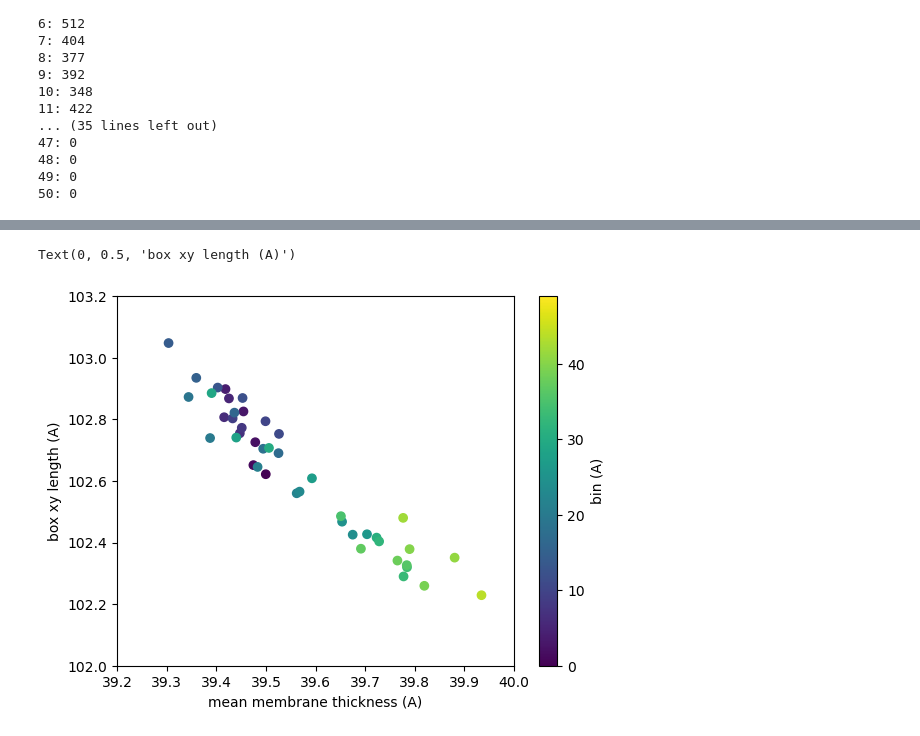
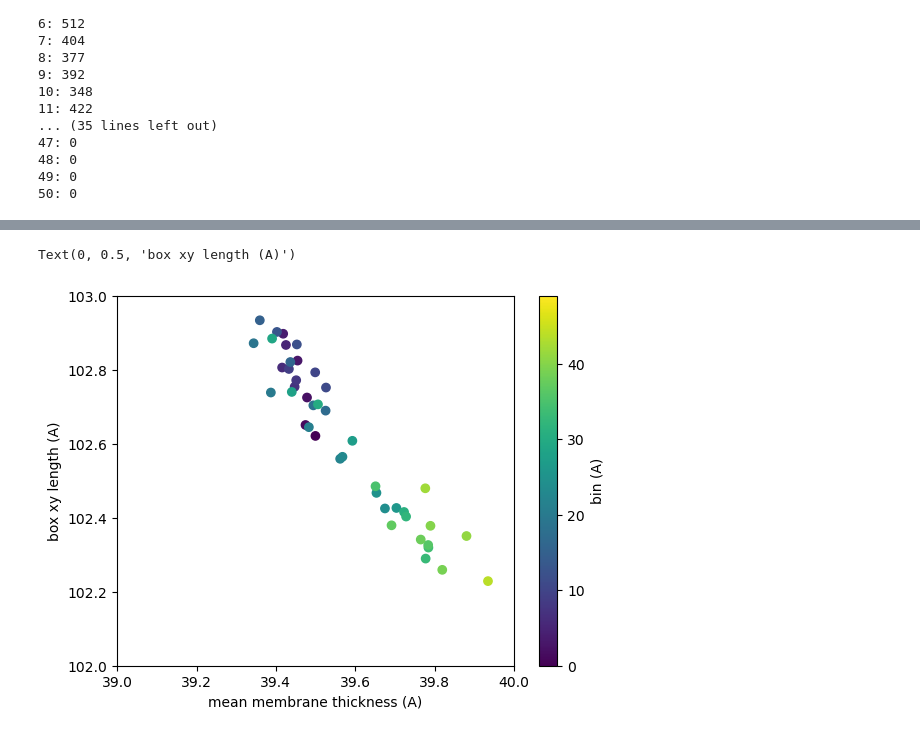
Before and after one commit to JonathanHB/cftr-glpg1837, a Jupyter notebook: revisions/membrane_thickness_area.ipynb, the cells around one changed output, grey strips where cells are left out. Cells and saved outputs as stored; diff of their text form; code cells hidden in the pictures.

```diff
--- a/revisions/membrane_thickness_area.ipynb
+++ b/revisions/membrane_thickness_area.ipynb
@@ -125,13 +135,13 @@ plt.ylim(101,104)
 # %%
 order_values = np.arange(len(mean_membrane_thickness_by_bin[1:]))
 
 plt.scatter(mean_membrane_thickness_by_bin[1:], mean_boxdims_by_bin[1:,0], c = order_values)
 plt.colorbar(label = "bin (A)")
-plt.xlim(39.2,40)
-plt.ylim(102,103.2)
+plt.xlim(39,40)
+plt.ylim(102,103)
 
 plt.xlabel("mean membrane thickness (A)")
 plt.ylabel("box xy length (A)")
 # %% [output]
 Text(0, 0.5, 'box xy length (A)')
-[figure, old version]
+[figure, new version]
```
Also changed, not shown: parts of 3 cells of this notebook, 10 other files.
